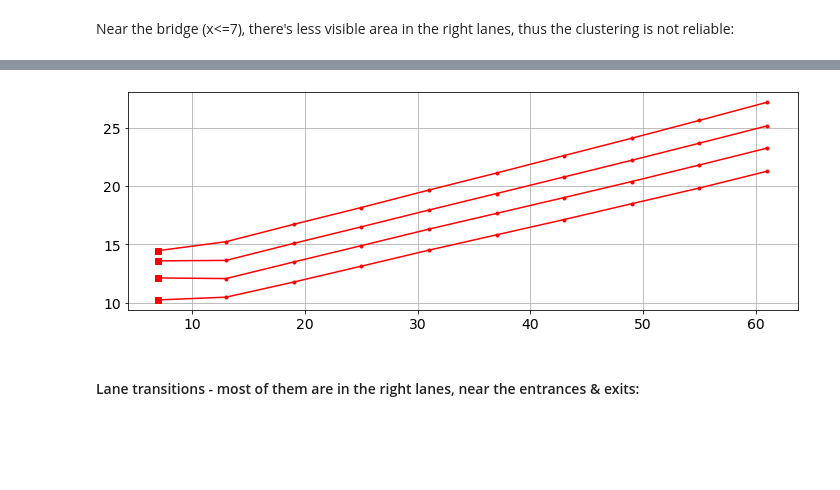
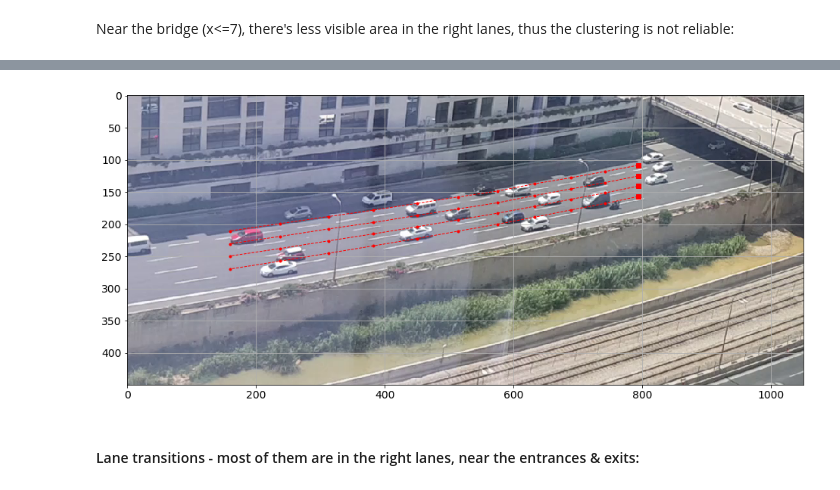
Before and after one commit to ido90/AyalonRoad, a Jupyter notebook: Analyzer/Basic Processing.ipynb, the cells around one changed output, grey strips where cells are left out. Cells and saved outputs as stored; diff of their text form; code cells hidden in the pictures; blank space fills up the shorter version.

```diff
--- a/Analyzer/Basic Processing.ipynb
+++ b/Analyzer/Basic Processing.ipynb
@@ -77,10 +79,9 @@ df
 # %%
-# TODO plot on image
-plt.figure(figsize=(12,4))
+plt.figure(figsize=(16,8))
 bp.plot_lanes(video, 0)
 plt.grid()
 # %% [output]
-[figure, old version]
+[figure, new version]
 # %% [markdown]
 #### Lane transitions - most of them are in the right lanes, near the entrances & exits:
 # %%
```
Also changed, not shown: parts of 17 cells of this notebook, 7 other files.
